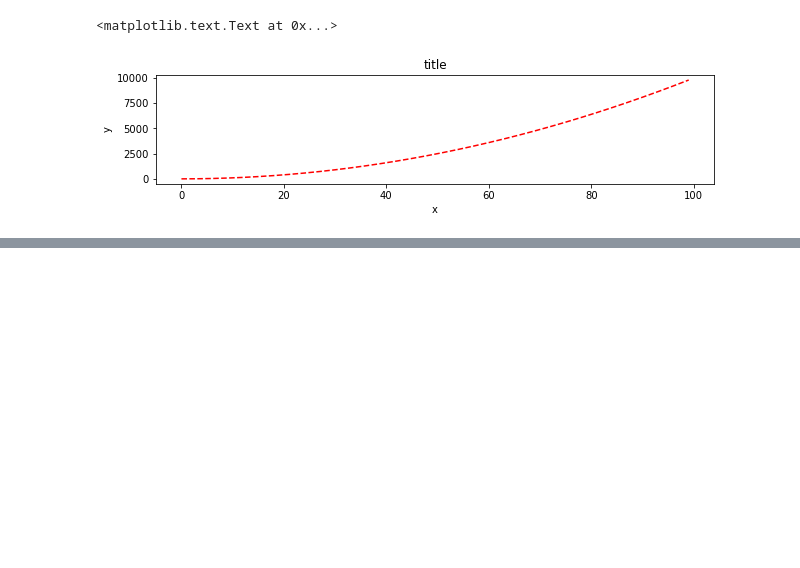
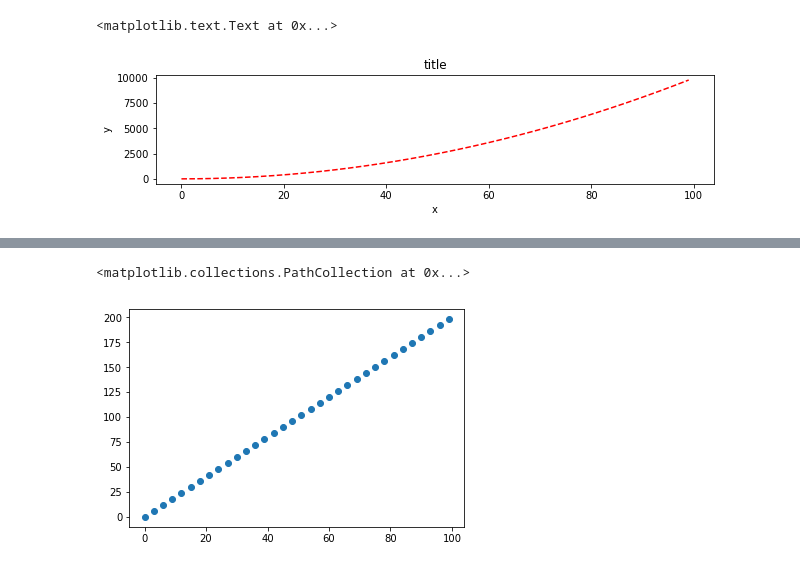
Before and after one commit to rakshithvasudev/Datascience-Prereqs, a Jupyter notebook: Matplotlib/matplotlib plots.ipynb, the cells around one changed output, grey strips where cells are left out. Saved outputs shown, nothing was run; the diff lists cells and outputs as text; code cells hidden in the pictures; blank space fills up the shorter version.

Commit message:
added scatter

```diff
--- a/Matplotlib/matplotlib plots.ipynb
+++ b/Matplotlib/matplotlib plots.ipynb
@@ -113,0 +114,5 @@ ax.legend()
+# %%
+plt.scatter(x,y)
+# %% [output]
+<matplotlib.collections.PathCollection at 0x...>
+[figure, added]
```
Also changed, not shown: parts of 1 cell of this notebook.
